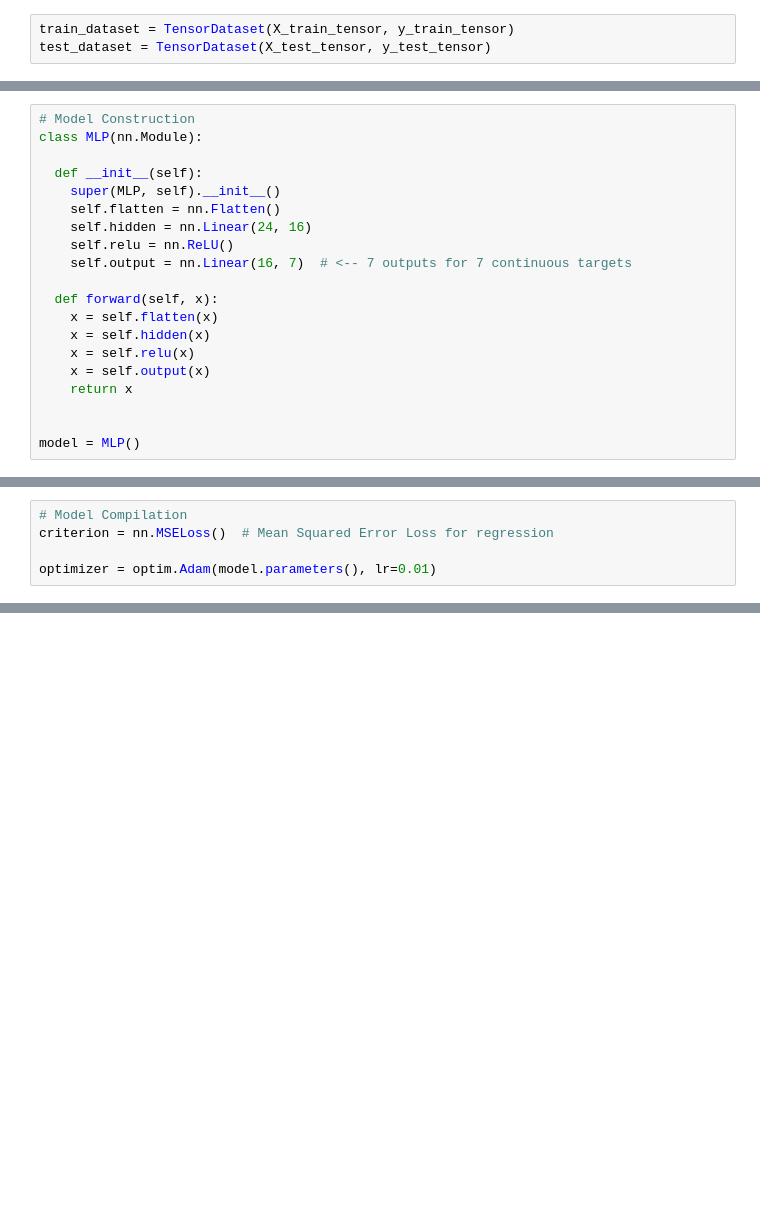
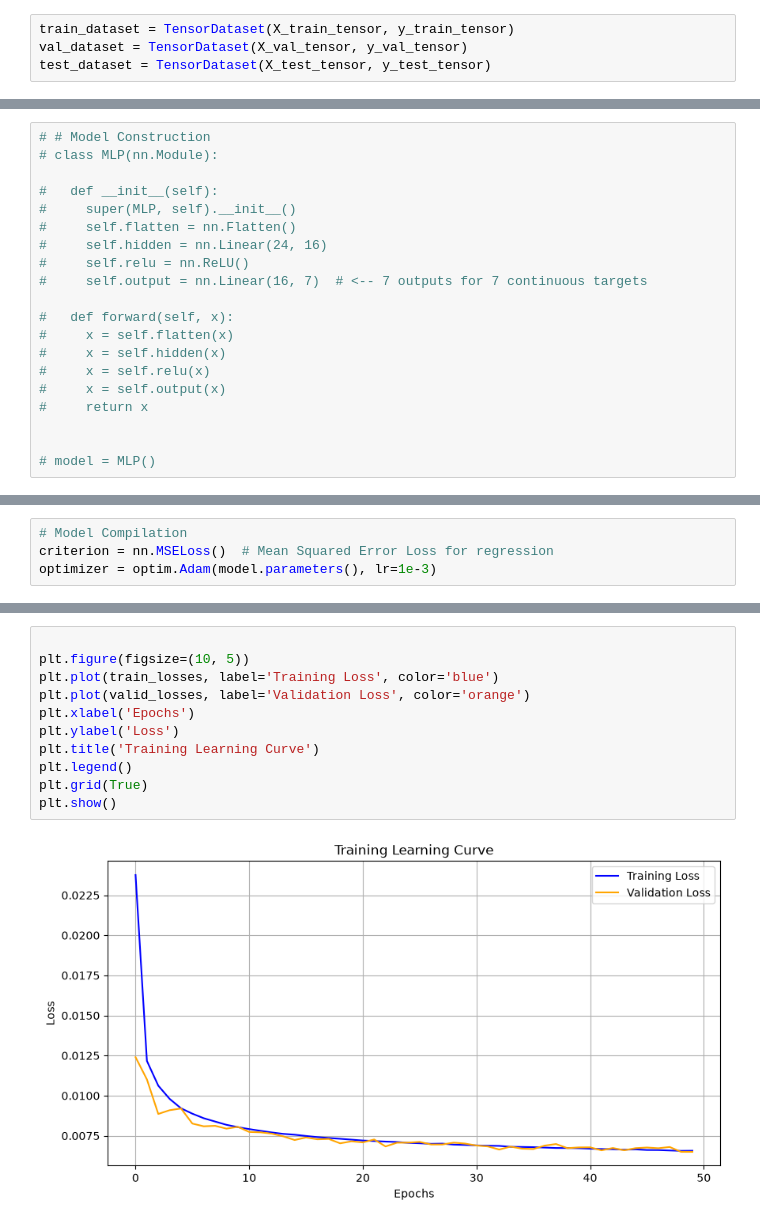
Before and after one commit to YousefSamm/comp0245-final, a Jupyter notebook: robotnik_arm_task/notebooks/training_arm.ipynb, the cells around one changed output, grey strips where cells are left out. Drawn from its saved outputs; the diff is of its cells as text; blank space fills up the shorter version.

Commit message:
tidied up data_proc_arm and notebook training model

```diff
--- a/robotnik_arm_task/notebooks/training_arm.ipynb
+++ b/robotnik_arm_task/notebooks/training_arm.ipynb
@@ -63,5 +91,6 @@ X_train_tensor.shape, y_train_tensor.shape, X_test_tensor.shape, y_test_tensor.s
 # %%
 train_dataset = TensorDataset(X_train_tensor, y_train_tensor)
+val_dataset = TensorDataset(X_val_tensor, y_val_tensor)
 test_dataset = TensorDataset(X_test_tensor, y_test_tensor)
 # %%
 # Create data loaders
@@ -70,20 +100,20 @@ test_loader = DataLoader(dataset=test_dataset, batch_size=32, shuffle=False)
 # %%
-# Model Construction
-class MLP(nn.Module):
+# # Model Construction
+# class MLP(nn.Module):
 
-  def __init__(self):
-    super(MLP, self).__init__()
-    self.flatten = nn.Flatten()
-    self.hidden = nn.Linear(24, 16)
-    self.relu = nn.ReLU()
-    self.output = nn.Linear(16, 7)  # <-- 7 outputs for 7 continuous targets
+#   def __init__(self):
+#     super(MLP, self).__init__()
+#     self.flatten = nn.Flatten()
+#     self.hidden = nn.Linear(24, 16)
+#     self.relu = nn.ReLU()
+#     self.output = nn.Linear(16, 7)  # <-- 7 outputs for 7 continuous targets
 
-  def forward(self, x):
-    x = self.flatten(x)
-    x = self.hidden(x)
-    x = self.relu(x)
-    x = self.output(x)
-    return x
+#   def forward(self, x):
+#     x = self.flatten(x)
+#     x = self.hidden(x)
+#     x = self.relu(x)
+#     x = self.output(x)
+#     return x
 
 
-model = MLP()
+# model = MLP()
@@ -90,5 +188,4 @@ model = MLP()
 # %%
 # Model Compilation
 criterion = nn.MSELoss()  # Mean Squared Error Loss for regression
-
-optimizer = optim.Adam(model.parameters(), lr=0.01)
+optimizer = optim.Adam(model.parameters(), lr=1e-3)
@@ -156,0 +317,13 @@ Test Loss: 3.3710
+# %%
+
+plt.figure(figsize=(10, 5))
+plt.plot(train_losses, label='Training Loss', color='blue')
+plt.plot(valid_losses, label='Validation Loss', color='orange')
+plt.xlabel('Epochs')
+plt.ylabel('Loss')
+plt.title('Training Learning Curve')
+plt.legend()
+plt.grid(True)
+plt.show()
+# %% [output]
+[figure, added]
```
Also changed, not shown: parts of 28 cells of this notebook, 1 other file.
